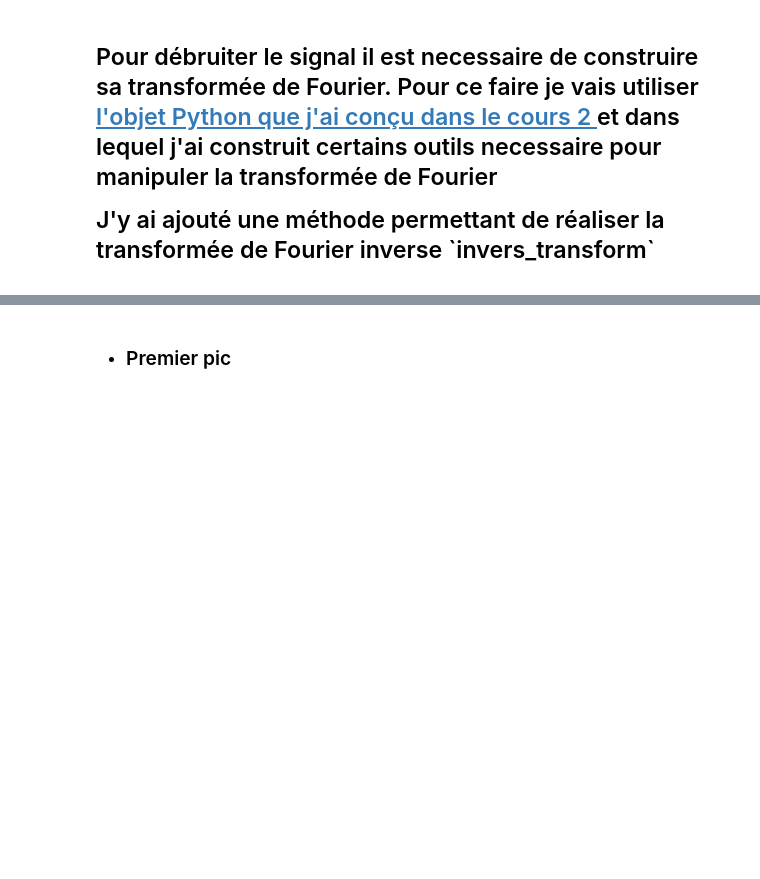
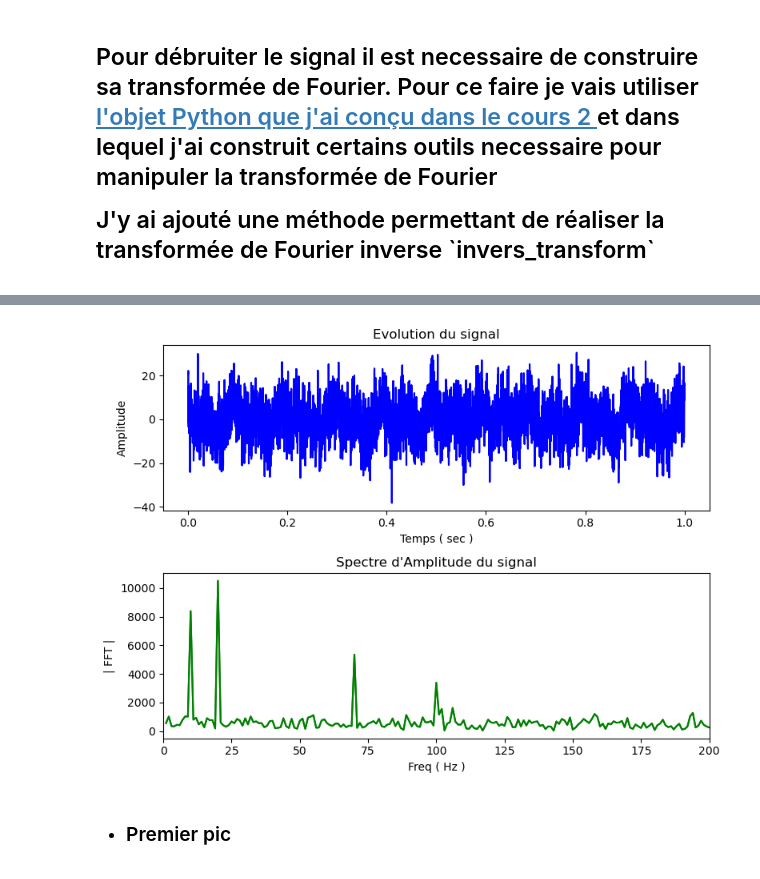
Before and after one commit to Brice-KENGNI-ZANGUIM/Signal_Processing, a Jupyter notebook: 3 - Suppression du bruit dans un signal/Suppression_du_bruit.ipynb, the cells around one changed output, grey strips where cells are left out. Saved outputs shown, nothing was run; the diff lists cells and outputs as text; code cells hidden in the pictures; blank space fills up the shorter version.

Commit message:
IFFT

```diff
--- a/3 - Suppression du bruit dans un signal/Suppression_du_bruit.ipynb
+++ b/3 - Suppression du bruit dans un signal/Suppression_du_bruit.ipynb
@@ -189,7 +189,7 @@ class Fourrier_Transform(  ):
 
             self.t_step = self.t[1]
 
-            self.f  = np.fft.fftfreq( self.N, self.t_step )
+            self.f_0  = np.fft.fftfreq( self.N, self.t_step )
 
             if maximum_frequence is not None :
                 self.F_max = maximum_frequence
@@ -665,5 +665,11 @@ class Fourrier_Transform(  ):
             kenzabri2@yahoo.com
 
         """
-        pass
+        N = len(self.signal)
+        PSD =  self.FFT_0*np.conjugate(self.FFT_0)       # Power spectral Density
+        filtre = PSD >= seuil
+        self.IFFT = np.fft.ifft( self.FFT_0*filtre , N )
+        self.IFFT  = np.abs(self.IFFT)
+
+        return self.IFFT
 # %% [markdown]
@@ -676,5 +680,7 @@ AttributeError: 'Fourrier_Transform' object has no attribute 'f_0'
 # %%
-FFT.plot(style="SM", figsize=(8,6), freq_max = 105)
+FFT.plot(style="SM", figsize=(8,6), freq_max= 200)
+# %% [output]
+[figure, added]
 # %% [markdown]
 - <h3> Premier pic
 # %%
```
Also changed, not shown: parts of 15 cells of this notebook.
